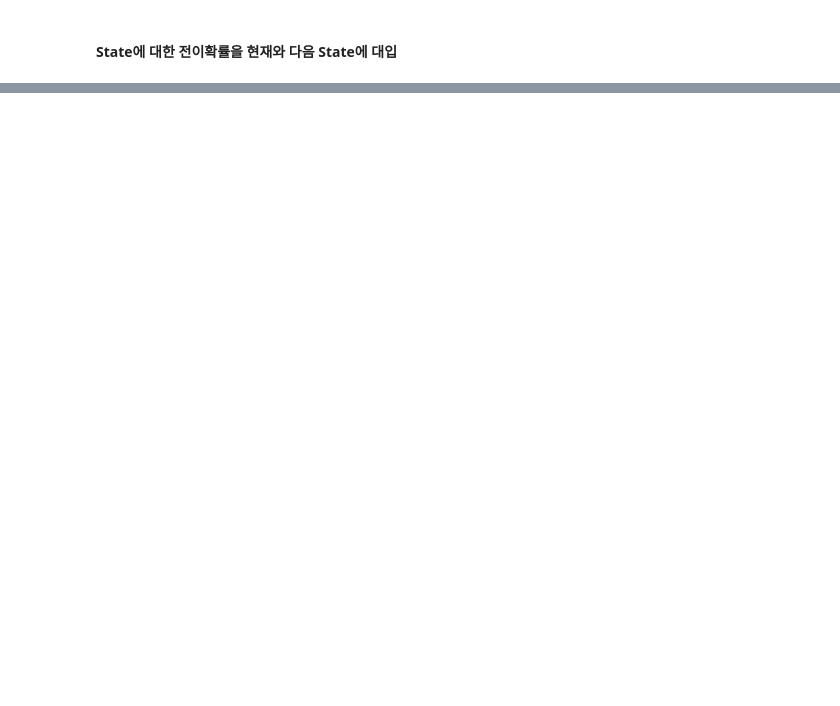
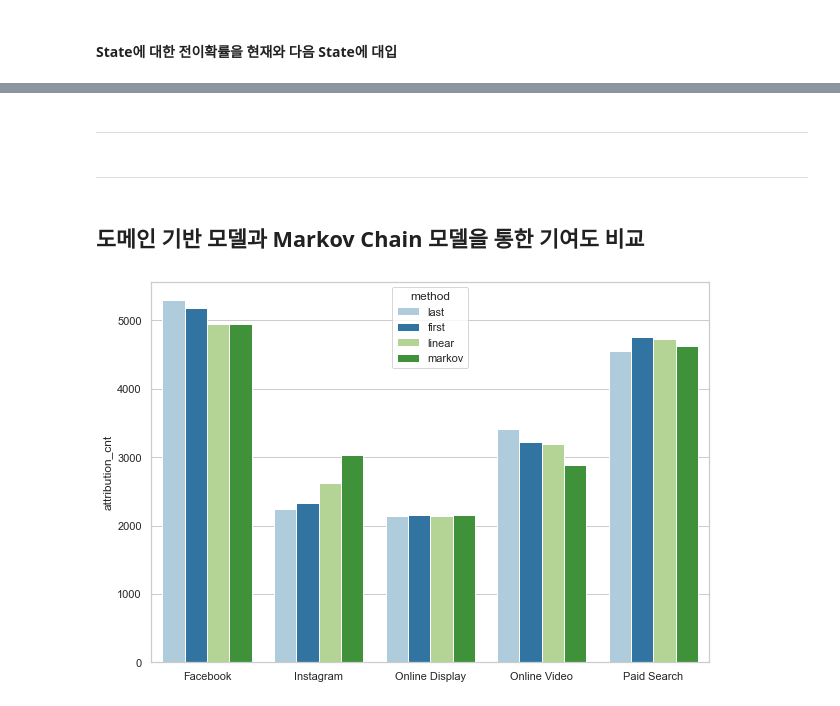
Before and after one commit to aeea-0605/e-commerce-analysis-repo, a Jupyter notebook: 03_budget_optimization.ipynb, the cells around one changed output, grey strips where cells are left out. Drawn from its saved outputs; the diff is of its cells as text; code cells hidden in the pictures; blank space fills up the shorter version.

```diff
--- a/03_budget_optimization.ipynb
+++ b/03_budget_optimization.ipynb
@@ -496,0 +595,6 @@ ax.figure.set_size_inches(9, 7)
+# %%
+removal_sum = np.sum(list(removal_effects_dict.values()))
+for k, v in removal_effects_dict.items():
+    removal_effects_dict[k] = v / removal_sum
+
+removal_effects_dict
@@ -496,0 +609,4 @@ ax.figure.set_size_inches(9, 7)
+# %%
+total_conversions = len(cookie_paths.loc[cookie_paths.conversion == 1, :])
+markov_attributions = {k: v * total_conversions for k, v in removal_effects_dict.items()}
+markov_attributions
@@ -496,0 +619,3 @@ ax.figure.set_size_inches(9, 7)
+# %%
+markov_interaction_attr = pd.DataFrame({'attribution_cnt': markov_attributions.values()}, index=markov_attributions.keys())
+markov_interaction_attr
@@ -496,0 +629,14 @@ ax.figure.set_size_inches(9, 7)
+# %% [markdown]
+---
+# %% [markdown]
+---
+# %% [markdown]
+## 도메인 기반 모델과 Markov Chain 모델을 통한 기여도 비교
+# %%
+markov_interaction_attr['method'] = 'markov'
+total_attribution_df = domain_attr[['attribution_cnt', 'method']].append(markov_interaction_attr)
+# %%
+ax = sns.barplot(x=total_attribution_df.index, y=total_attribution_df.attribution_cnt, hue=total_attribution_df.method)
+ax.figure.set_size_inches(10, 7)
+# %% [output]
+[figure, added]
```
Also changed, not shown: parts of 26 cells of this notebook.
